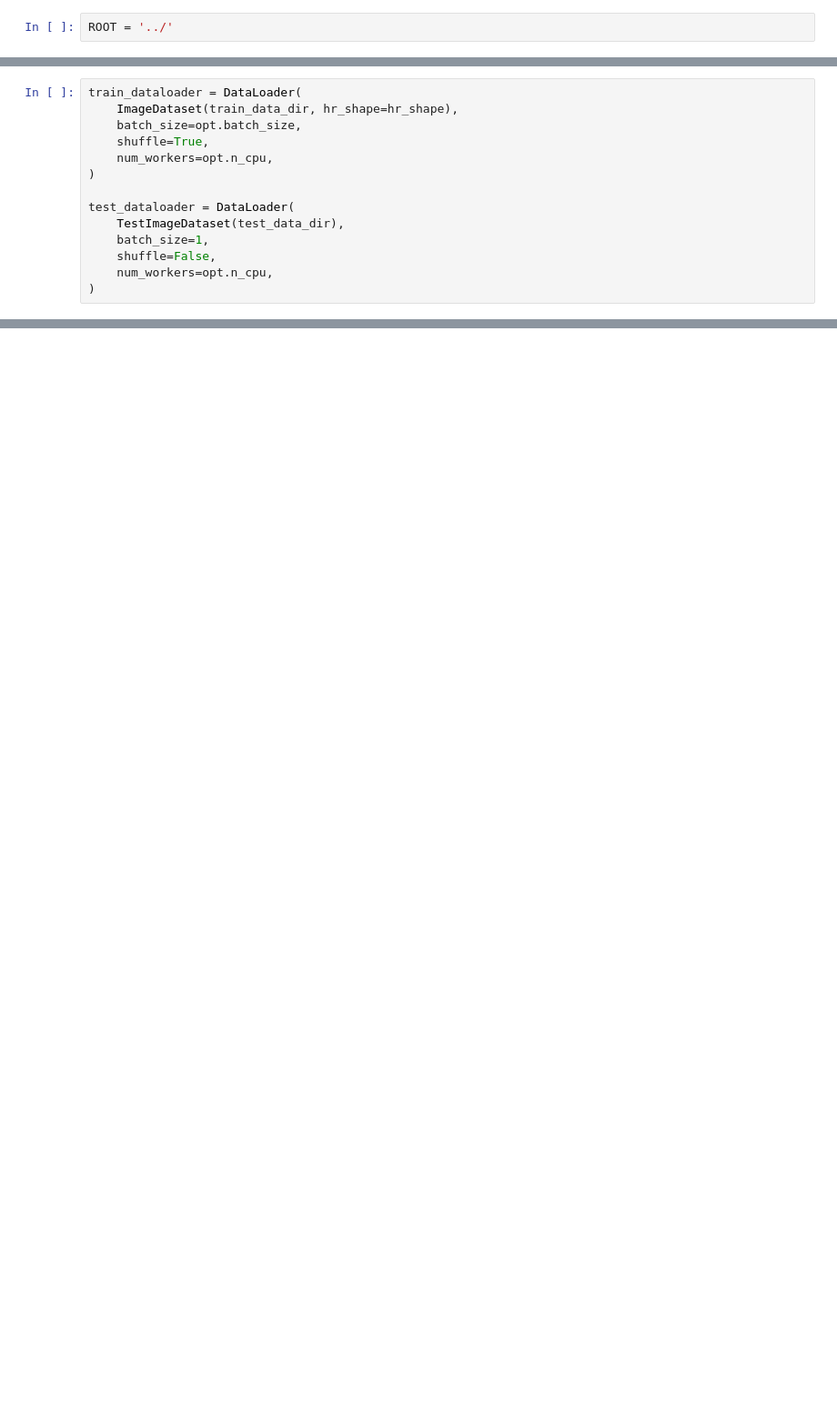
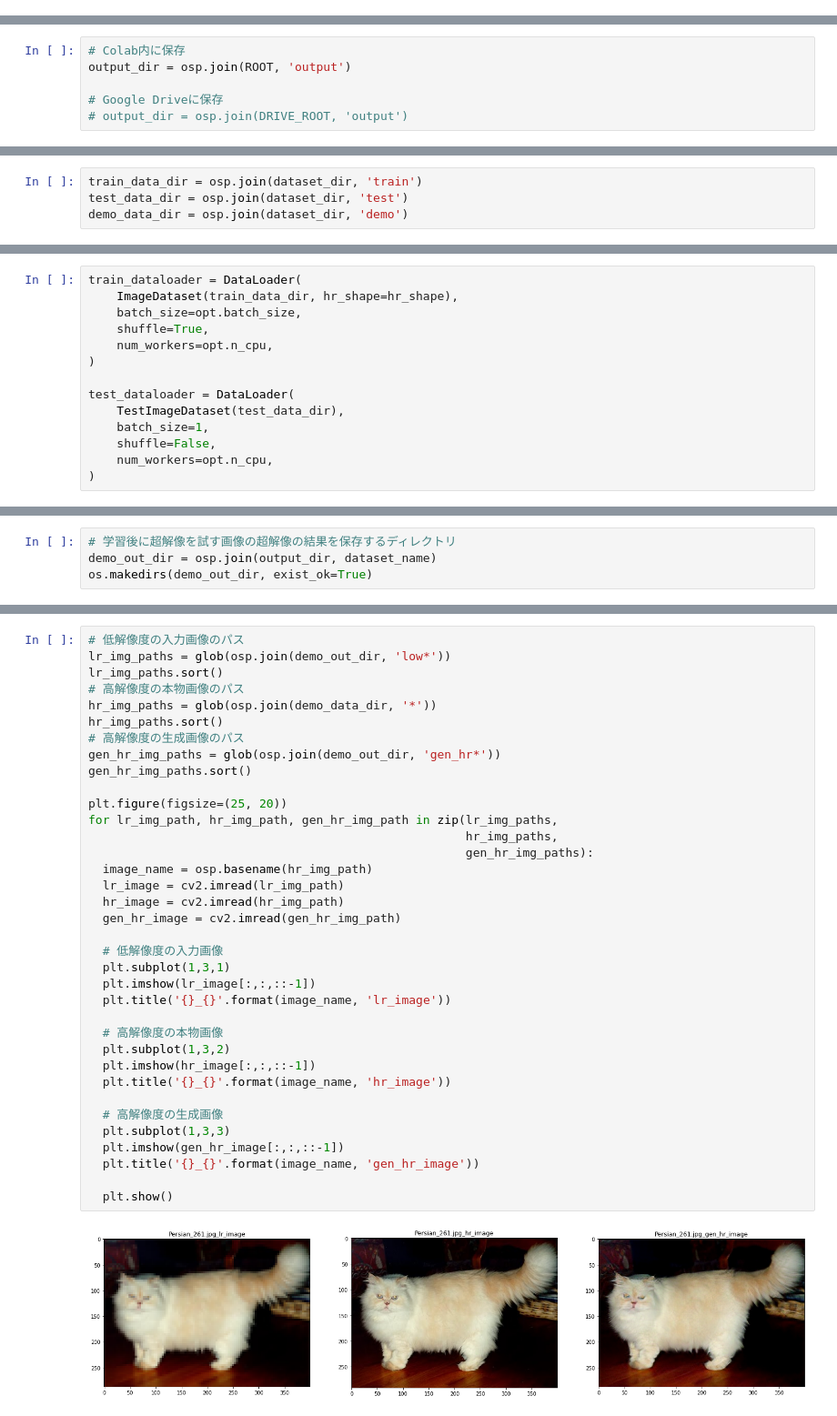
Before and after one commit to hampen2929/esrgan_colab, a Jupyter notebook: esrgan.ipynb, the cells around one changed output, grey strips where cells are left out. Shown at 91% size. Cells and saved outputs as stored; diff of their text form; blank space fills up the shorter version.

```diff
--- a/esrgan.ipynb
+++ b/esrgan.ipynb
@@ -257,2 +326,0 @@ def save_json(label, save_path):
-# %%
-ROOT = '../'
@@ -331,0 +744,6 @@ Tensor = torch.cuda.FloatTensor if torch.cuda.is_available() else torch.Tensor
+# %%
+# Colab内に保存
+output_dir = osp.join(ROOT, 'output')
+
+# Google Driveに保存
+# output_dir = osp.join(DRIVE_ROOT, 'output')
@@ -331,0 +767,4 @@ Tensor = torch.cuda.FloatTensor if torch.cuda.is_available() else torch.Tensor
+# %%
+train_data_dir = osp.join(dataset_dir, 'train')
+test_data_dir = osp.join(dataset_dir, 'test')
+demo_data_dir = osp.join(dataset_dir, 'demo')
@@ -615,0 +898,4 @@ pre
+# %%
+# 学習後に超解像を試す画像の超解像の結果を保存するディレクトリ
+demo_out_dir = osp.join(output_dir, dataset_name)
+os.makedirs(demo_out_dir, exist_ok=True)
@@ -615,0 +949,38 @@ pre
+# %%
+# 低解像度の入力画像のパス
+lr_img_paths = glob(osp.join(demo_out_dir, 'low*'))
+lr_img_paths.sort()
+# 高解像度の本物画像のパス
+hr_img_paths = glob(osp.join(demo_data_dir, '*'))
+hr_img_paths.sort()
+# 高解像度の生成画像のパス
+gen_hr_img_paths = glob(osp.join(demo_out_dir, 'gen_hr*'))
+gen_hr_img_paths.sort()
+
+plt.figure(figsize=(25, 20))
+for lr_img_path, hr_img_path, gen_hr_img_path in zip(lr_img_paths,
+                                                     hr_img_paths,
+                                                     gen_hr_img_paths):
+  image_name = osp.basename(hr_img_path)
+  lr_image = cv2.imread(lr_img_path)
+  hr_image = cv2.imread(hr_img_path)
+  gen_hr_image = cv2.imread(gen_hr_img_path)
+
+  # 低解像度の入力画像
+  plt.subplot(1,3,1)
+  plt.imshow(lr_image[:,:,::-1])
+  plt.title('{}_{}'.format(image_name, 'lr_image'))
+
+  # 高解像度の本物画像
+  plt.subplot(1,3,2)
+  plt.imshow(hr_image[:,:,::-1])
+  plt.title('{}_{}'.format(image_name, 'hr_image'))
+
+  # 高解像度の生成画像
+  plt.subplot(1,3,3)
+  plt.imshow(gen_hr_image[:,:,::-1])
+  plt.title('{}_{}'.format(image_name, 'gen_hr_image'))
+
+  plt.show()
+# %% [output]
+[figure, added]
```
Also changed, not shown: parts of 150 cells of this notebook.
